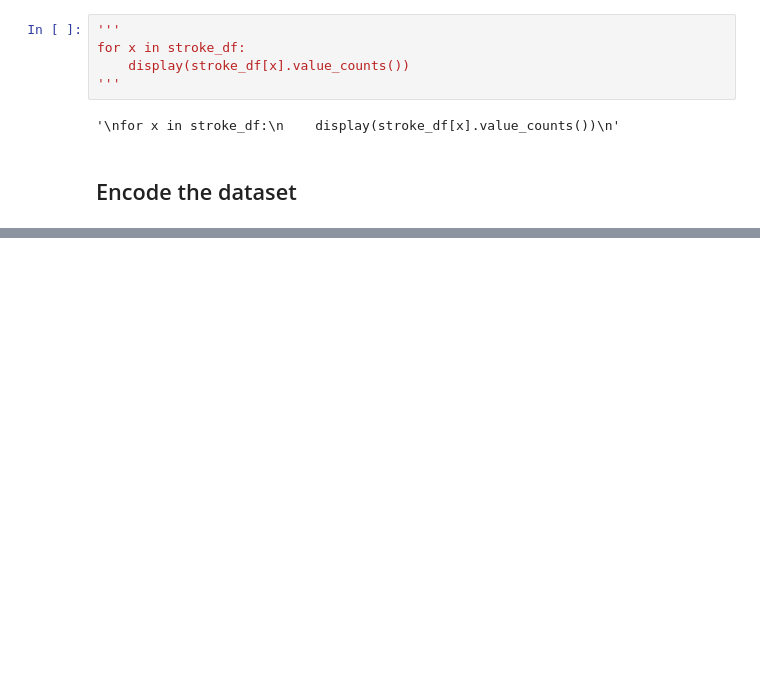
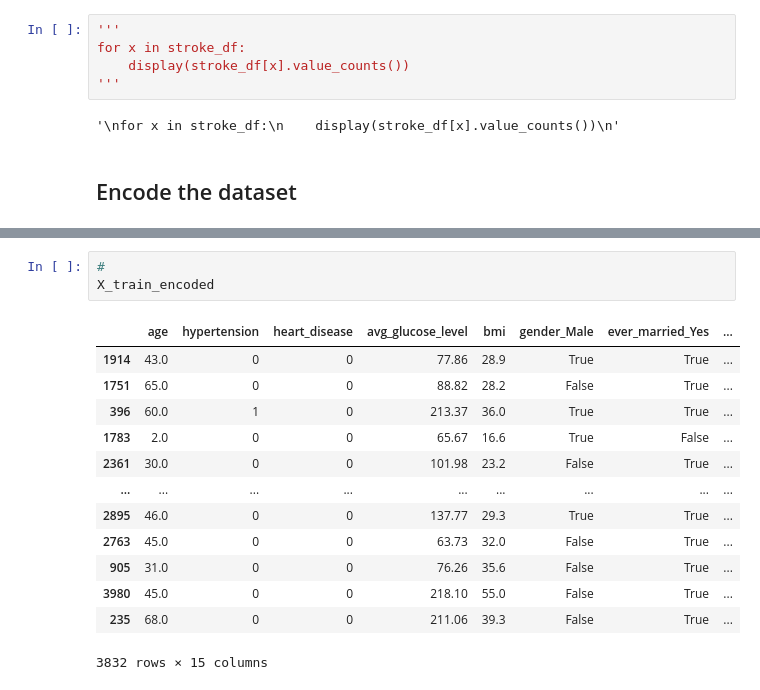
Before and after one commit to WELLSGITHUB/Project-2-Healthcare-, a Jupyter notebook: stroke_data_analysis.ipynb, the cells around one changed output, grey strips where cells are left out. Drawn from its saved outputs; the diff is of its cells as text; blank space fills up the shorter version.

```diff
--- a/stroke_data_analysis.ipynb
+++ b/stroke_data_analysis.ipynb
@@ -190,0 +214,17 @@ X_train_encoded.head()
+# %%
+#
+X_train_encoded
+# %% [output]
+|  | age | hypertension | heart_disease | avg_glucose_level | bmi | gender_Male | ever_married_Yes | ... |
+| 1914 | 43.0 | 0 | 0 | 77.86 | 28.9 | True | True | ... |
+| 1751 | 65.0 | 0 | 0 | 88.82 | 28.2 | False | True | ... |
+| 396 | 60.0 | 1 | 0 | 213.37 | 36.0 | True | True | ... |
+| 1783 | 2.0 | 0 | 0 | 65.67 | 16.6 | True | False | ... |
+| 2361 | 30.0 | 0 | 0 | 101.98 | 23.2 | False | True | ... |
+| ... | ... | ... | ... | ... | ... | ... | ... | ... |
+| 2895 | 46.0 | 0 | 0 | 137.77 | 29.3 | True | True | ... |
+| 2763 | 45.0 | 0 | 0 | 63.73 | 32.0 | False | True | ... |
+| 905 | 31.0 | 0 | 0 | 76.26 | 35.6 | False | True | ... |
+| 3980 | 45.0 | 0 | 0 | 218.10 | 55.0 | False | True | ... |
+| 235 | 68.0 | 0 | 0 | 211.06 | 39.3 | False | True | ... |
+3832 rows × 15 columns
```
Also changed, not shown: parts of 10 cells of this notebook.
